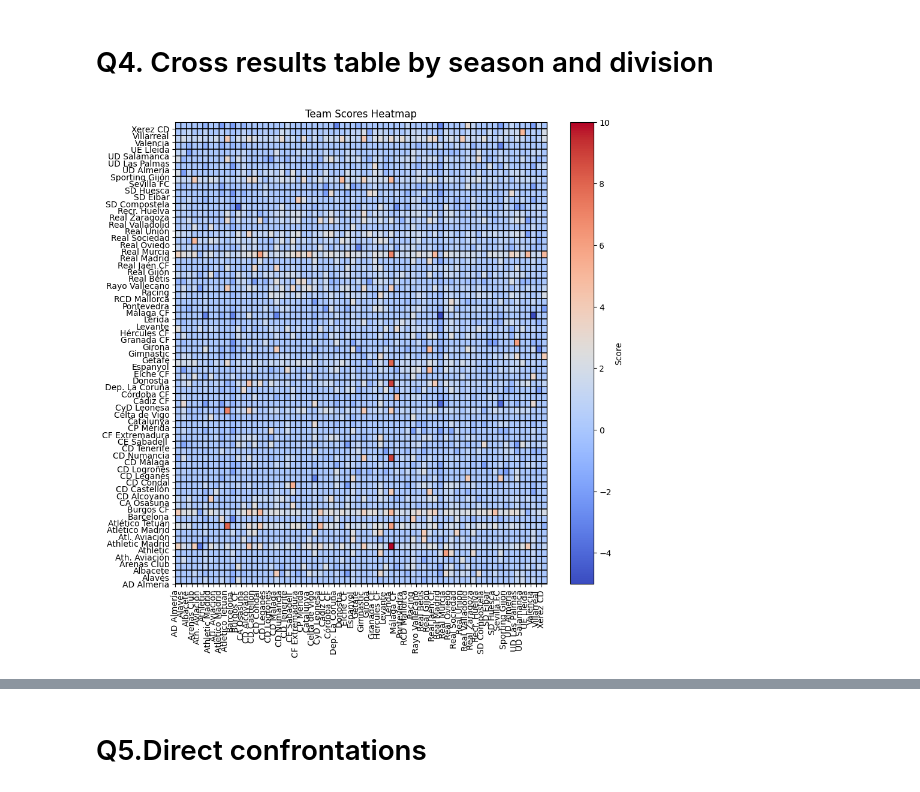
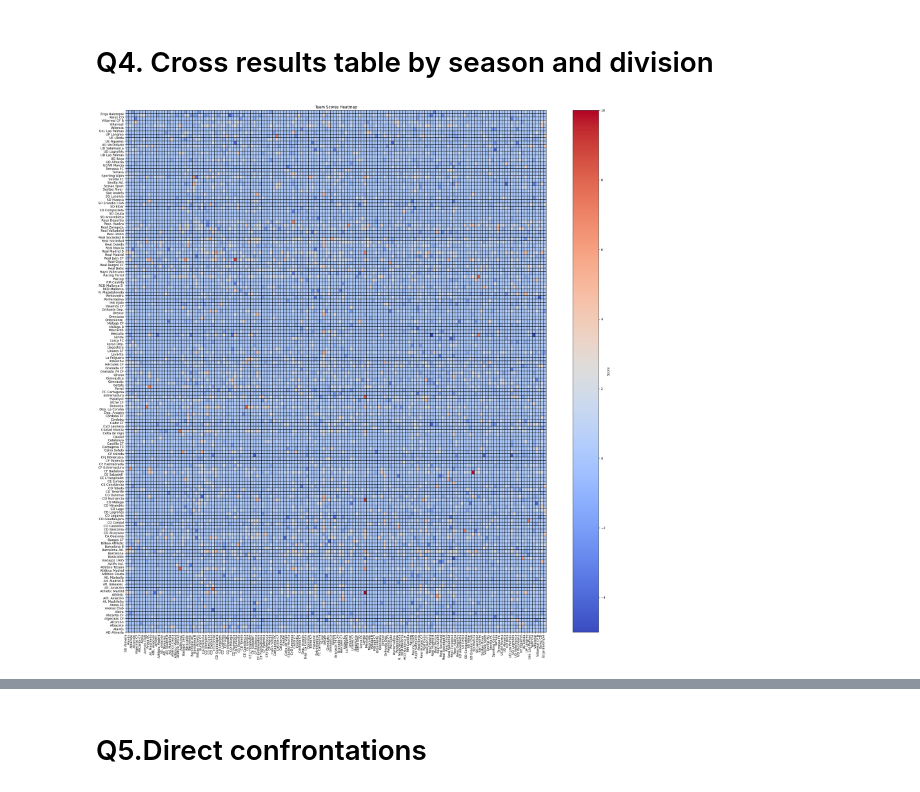
Before and after one commit to Raherol/la-quiniela, a Jupyter notebook: analysis/LaLigaDataAnalysis.ipynb, the cells around one changed output, grey strips where cells are left out. Drawn from its saved outputs; the diff is of its cells as text; code cells hidden in the pictures.

```diff
--- a/analysis/LaLigaDataAnalysis.ipynb
+++ b/analysis/LaLigaDataAnalysis.ipynb
@@ -216,21 +216,21 @@ The main matchtime used to be 17:00, nowadays there is barely any game at that t
 # %%
 df = df.dropna(subset=['home_team', 'away_team', 'score','goal_diff'])
 q4 = df[['home_team', 'away_team', 'score', 'goal_diff']]
 
 # Create a pivot table using 'home_team' and 'away_team' as index and columns
 pivot_table = pd.pivot_table(q4, values='goal_diff', index='home_team', columns='away_team', fill_value=0)
 
 # Create the heatmap
 
-plt.figure(figsize=(10, 10))
+plt.figure(figsize=(30, 30))
 plt.pcolor(pivot_table, cmap='coolwarm', edgecolors='k', linewidths=1)
 plt.xticks(range(len(pivot_table.columns)), pivot_table.columns, rotation=90)
 plt.yticks(range(len(pivot_table.index)), pivot_table.index)
 plt.colorbar(label='Score')
 plt.title('Team Scores Heatmap')
 plt.show()
 # %% [output]
-[figure, old version]
+[figure, new version]
 # %%
 
 # Read the Excel file into a DataFrame
```
Also changed, not shown: parts of 5 cells of this notebook, 2 other files.
